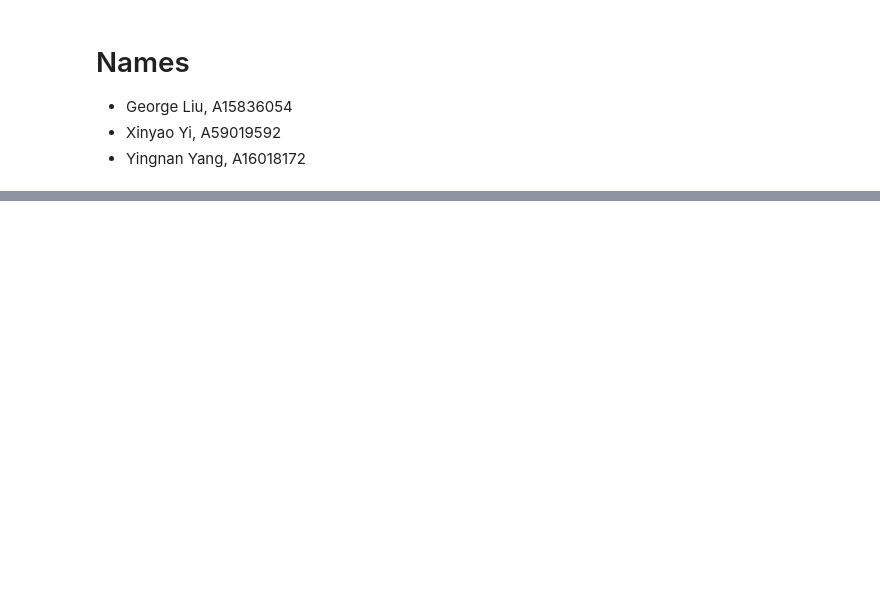
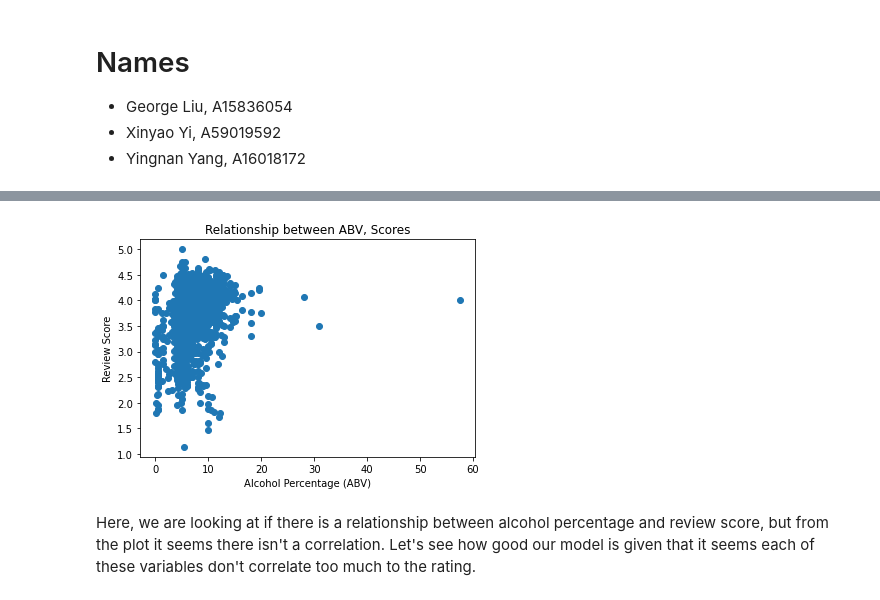
Before and after one commit to COGS118A/Group008-Wi23, a Jupyter notebook: ProposalGroup008-Wi23.ipynb, the cells around one changed output, grey strips where cells are left out. Cells and saved outputs as stored; diff of their text form; code cells hidden in the pictures; blank space fills up the shorter version.

```diff
--- a/ProposalGroup008-Wi23.ipynb
+++ b/ProposalGroup008-Wi23.ipynb
@@ -401,0 +51,2 @@ We plan to address this issue of bias by testing different model parameters such
+# %%
+df = pd.read_csv('beer_profile_and_ratings.csv')
@@ -401,0 +57,2 @@ We plan to address this issue of bias by testing different model parameters such
+# %%
+df = df.dropna()
@@ -401,0 +107,15 @@ We plan to address this issue of bias by testing different model parameters such
+# %%
+# Create a scatter plot of two variables
+plt.scatter(df['ABV'], df['review_overall'])
+
+# Add axis labels and a title
+plt.xlabel('Alcohol Percentage (ABV)')
+plt.ylabel('Review Score')
+plt.title('Relationship between ABV, Scores')
+
+# Show the plot
+plt.show()
+# %% [output]
+[figure, added]
+# %% [markdown]
+Here, we are looking at if there is a relationship between alcohol percentage and review score, but from the plot it seems there isn't a correlation. Let's see how good our model is given that it seems each of these variables don't correlate too much to the rating.
```
Also changed, not shown: parts of 103 cells of this notebook.
